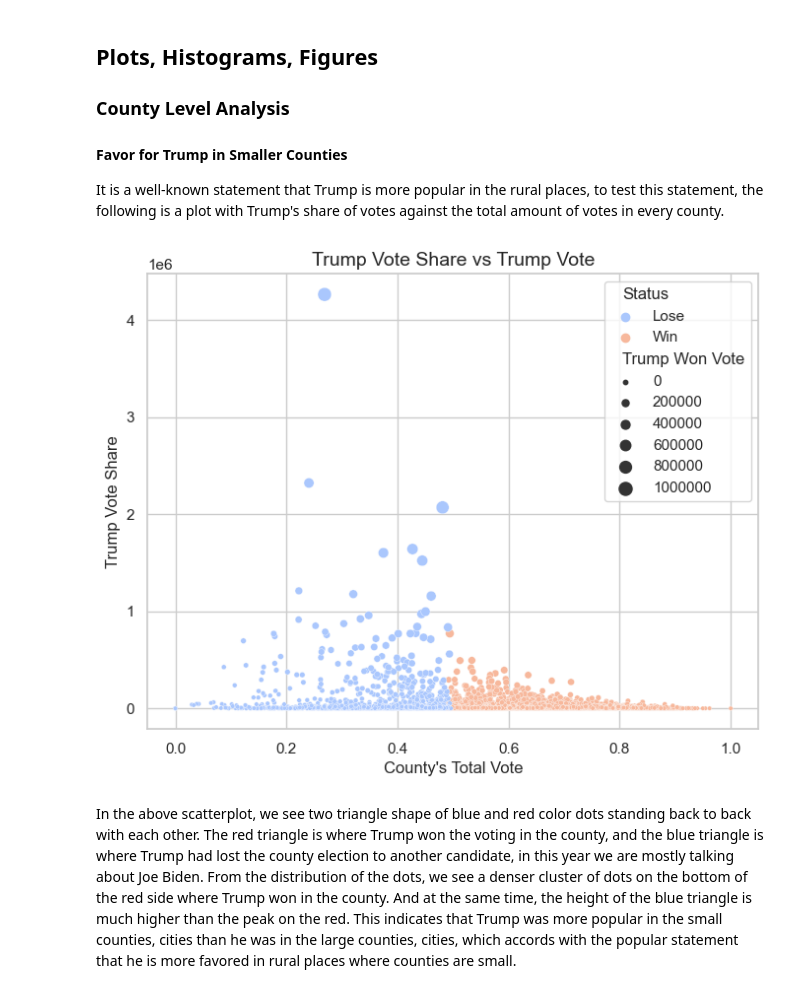
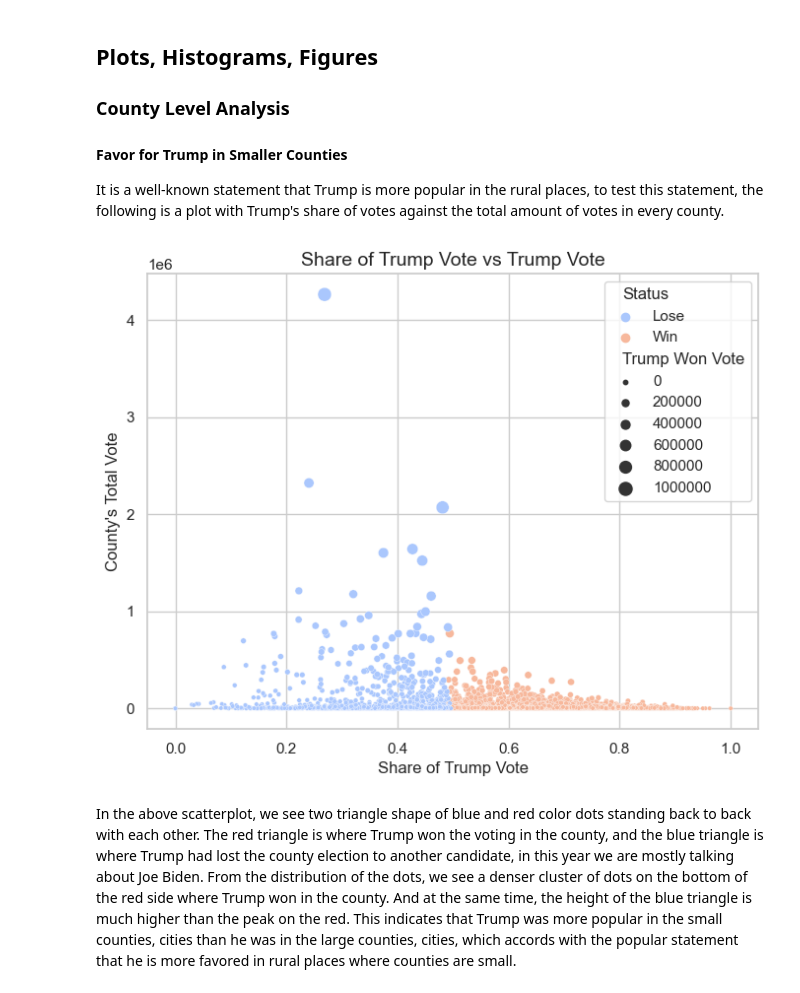
Before and after one commit to AllysonCui/ECO225, a Jupyter notebook: Code/Project 1/Project_1.ipynb, the cells around one changed output. Cells and saved outputs as stored; diff of their text form; code cells hidden in the pictures.

```diff
--- a/Code/Project 1/Project_1.ipynb
+++ b/Code/Project 1/Project_1.ipynb
@@ -360,30 +360,30 @@ It is a well-known statement that Trump is more popular in the rural places, to
 # %%
 df_county_plot = df_county_won.copy()
 df_county_plot.rename(columns={'share of votes in the winning counties': 'trump_vote_share'}, inplace = True)
 df_county_plot1 = df_county_lost.copy()
 df_county_plot1.rename(columns={'share of votes in the losing counties': 'trump_vote_share'}, inplace = True)
 df_county_plot = pd.concat([df_county_plot, df_county_plot1])
 plt.figure(figsize = (8,6))
 sns.scatterplot(data = df_county_plot, x = "trump_vote_share", y = 'county_total_votes', hue = "won", size = "won_votes", palette = "coolwarm", sizes=(10,100))
 
 legend_labels = plt.gca().get_legend().get_texts()
 for i, label in enumerate(legend_labels):
     if i == 0:
         label.set_text("Status")
     if i == 1:
         label.set_text("Lose")
     if i == 2:
         label.set_text("Win")
     if i == 3:
         label.set_text("Trump Won Vote")
 
-plt.title("Trump Vote Share vs Trump Vote", fontdict={'family': 'sans-serif', 'size': 14})
-plt.xlabel("County's Total Vote", fontdict={'family': 'sans-serif', 'size': 12, 'weight': 'normal'})
-plt.ylabel("Trump Vote Share", fontdict={'family': 'sans-serif', 'size': 12, 'weight': 'normal'})
+plt.title("Share of Trump Vote vs Trump Vote", fontdict={'family': 'sans-serif', 'size': 14})
+plt.xlabel("Share of Trump Vote", fontdict={'family': 'sans-serif', 'size': 12, 'weight': 'normal'})
+plt.ylabel("County's Total Vote", fontdict={'family': 'sans-serif', 'size': 12, 'weight': 'normal'})
 #plt.tick_params(axis="both", which="major", labelsize=12)
 plt.show()
 # %% [output]
-[figure, old version]
+[figure, new version]
 # %% [markdown]
 In the above scatterplot, we see two triangle shape of blue and red color dots standing back to back with each other. The red triangle is where Trump won the voting in the county, and the blue triangle is where Trump had lost the county election to another candidate, in this year we are mostly talking about Joe Biden. From the distribution of the dots, we see a denser cluster of dots on the bottom of the red side where Trump won in the county. And at the same time, the height of the blue triangle is much higher than the peak on the red. This indicates that Trump was more popular in the small counties, cities than he was in the large counties, cities, which accords with the popular statement that he is more favored in rural places where counties are small.
 # %% [markdown]
```
Also changed, not shown: parts of 64 cells of this notebook, 2 other files.
